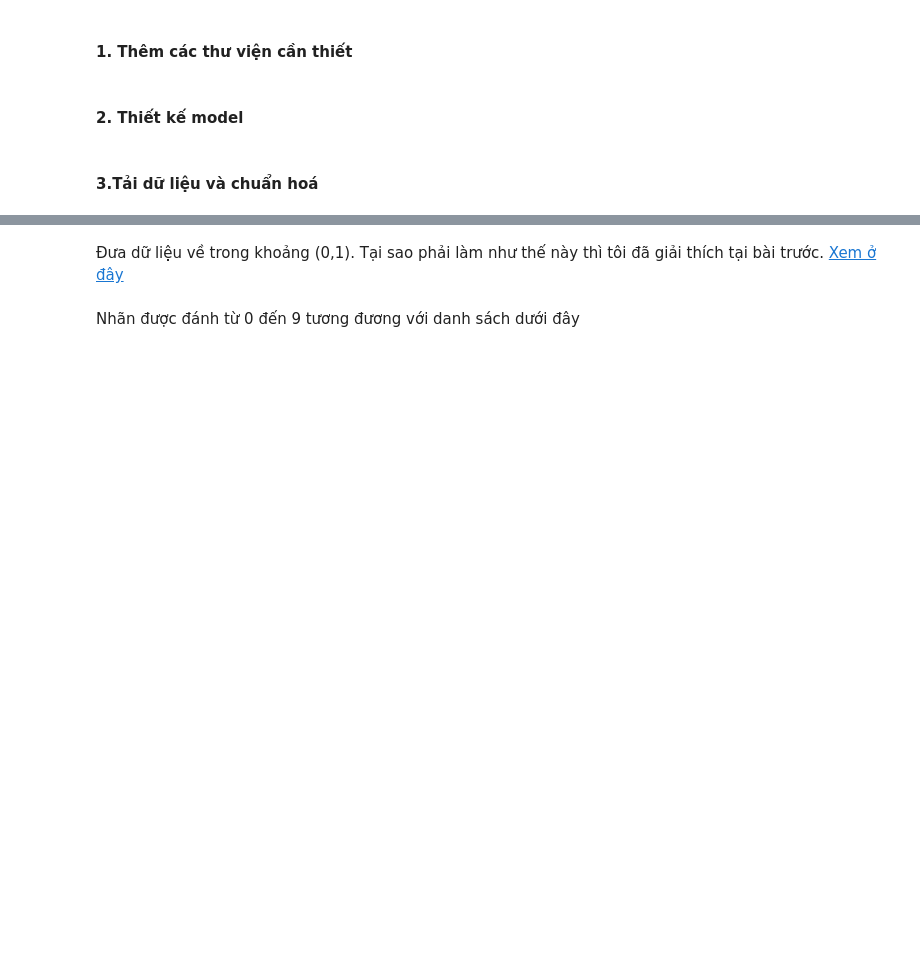
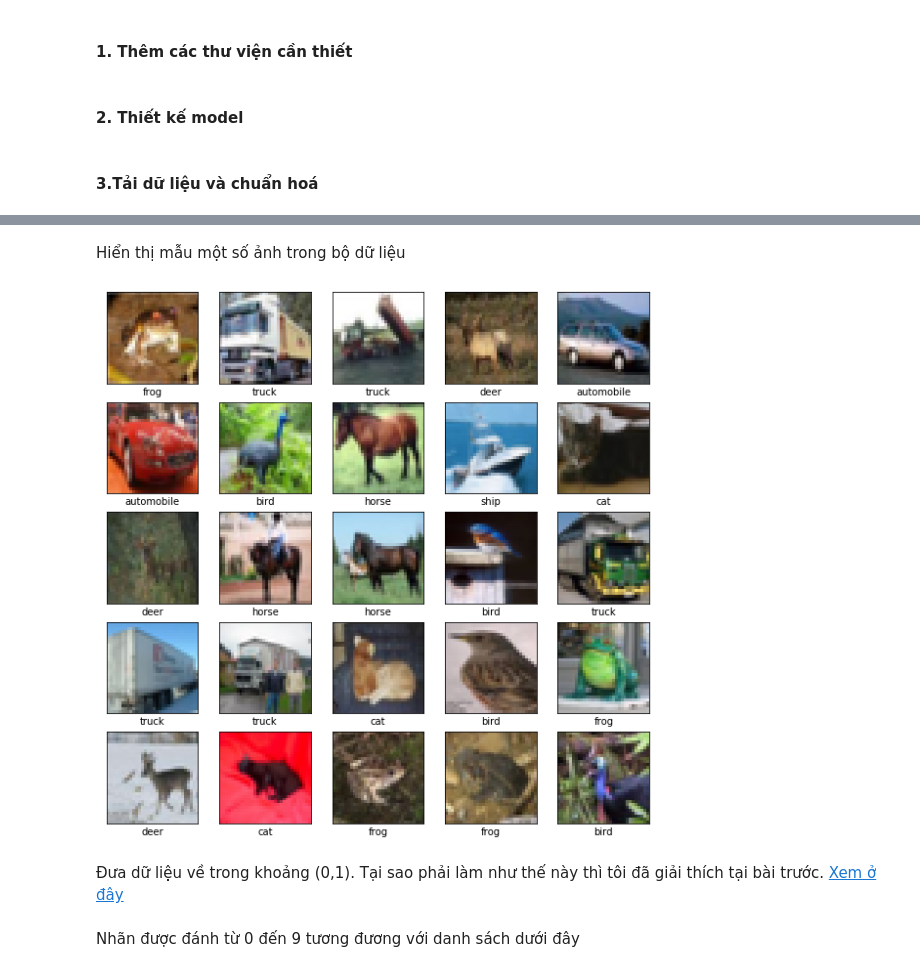
Before and after one commit to bangoc123/learn-machine-learning-in-two-months, a Jupyter notebook: tf2.0/2.SubclassingModel.ipynb, the cells around one changed output, grey strips where cells are left out. Saved outputs shown, nothing was run; the diff lists cells and outputs as text; code cells hidden in the pictures; blank space fills up the shorter version.

Commit message:
Add sequential Training

```diff
--- a/tf2.0/2.SubclassingModel.ipynb
+++ b/tf2.0/2.SubclassingModel.ipynb
@@ -119,6 +123,27 @@ class MiniVGGModel(Model):
 from tensorflow.keras.datasets import cifar10
 # %%
 ((trainX, trainY), (testX, testY)) = cifar10.load_data()
+# %% [markdown]
+Hiển thị mẫu một số ảnh trong bộ dữ liệu
+# %%
+import matplotlib.pyplot as plt
+
+class_names = ['airplane', 'automobile', 'bird', 'cat', 'deer',
+               'dog', 'frog', 'horse', 'ship', 'truck']
+
+plt.figure(figsize=(10,10))
+for i in range(25):
+    plt.subplot(5,5,i+1)
+    plt.xticks([])
+    plt.yticks([])
+    plt.grid(False)
+    plt.imshow(trainX[i], cmap=plt.cm.binary)
+    # The CIFAR labels happen to be arrays,
+    # which is why you need the extra index
+    plt.xlabel(class_names[trainY[i][0]])
+plt.show()
+# %% [output]
+[figure, added]
 # %% [markdown]
 Đưa dữ liệu về trong khoảng (0,1). Tại sao phải làm như thế này thì tôi đã giải thích tại bài trước. [Xem ở đây](./setup-and-first-code.ipynb)
 # %%
```
Also changed, not shown: parts of 14 cells of this notebook, 5 other files.
